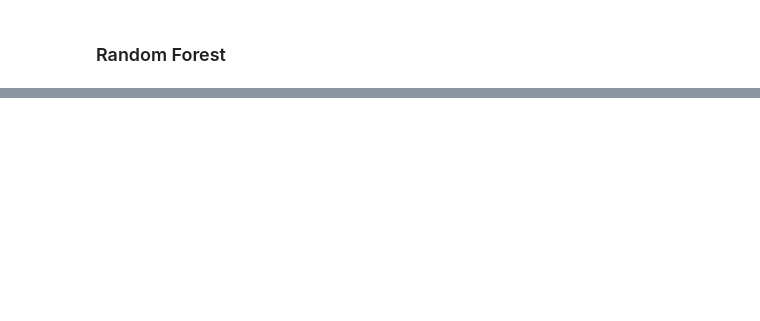
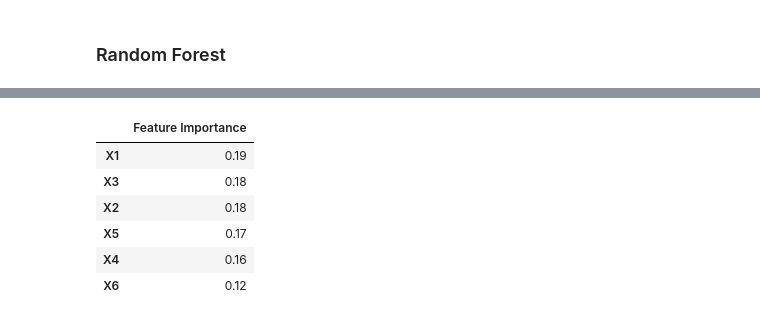
Before and after one commit to dmateshov/lQ2ozazy9ZlzoxmC, a Jupyter notebook: Project_1.ipynb, the cells around one changed output, grey strips where cells are left out. Drawn from its saved outputs; the diff is of its cells as text; code cells hidden in the pictures; blank space fills up the shorter version.

```diff
--- a/Project_1.ipynb
+++ b/Project_1.ipynb
@@ -284,9 +262,0 @@ weighted avg       0.67      0.65      0.66        26
-# %%
-from sklearn.svm import SVC
-
-clf = SVC()
-clf.fit(X_train, y_train)
-y_pred = clf.predict(X_test)
-
-print('Accuracy score: {}\n'.format(round(accuracy_score(y_test, y_pred),2)))
-print('Classification report:\n',classification_report(y_test, y_pred))
@@ -307,17 +262,0 @@ weighted avg       0.74      0.73      0.73        26
-# %%
-from sklearn.discriminant_analysis import QuadraticDiscriminantAnalysis
-
-clf = QuadraticDiscriminantAnalysis()
-clf.fit(X_train, y_train)
-y_pred = clf.predict(X_test)
-
-print('Accuracy score: {}\n'.format(round(accuracy_score(y_test, y_pred),2)))
-print('Classification report:\n',classification_report(y_test, y_pred))
-
-y_pred_prob = clf.predict_proba(X_test)[:,1]
-fpr, tpr, threshold = roc_curve(y_test, y_pred_prob)
-plt.plot(fpr, tpr, label = 'Quadratic Discriminan')
-plt.title('ROC Curve Quadratic Discriminant')
-plt.xlabel('False Positive Rate')
-plt.ylabel('True Positive Rate')
-plt.show()
@@ -336,0 +305,12 @@ weighted avg       0.82      0.77      0.78        26
+# %%
+# Put feature importance data into dataframe for better looking chart
+fi_df = pd.DataFrame(clf.feature_importances_, index = X.columns, columns = ['Feature Importance']).sort_values(by = 'Feature Importance',ascending=False)
+fi_df
+# %% [output]
+|  | Feature Importance |
+| X1 | 0.19 |
+| X3 | 0.18 |
+| X2 | 0.18 |
+| X5 | 0.17 |
+| X4 | 0.16 |
+| X6 | 0.12 |
```
Also changed, not shown: parts of 38 cells of this notebook.
